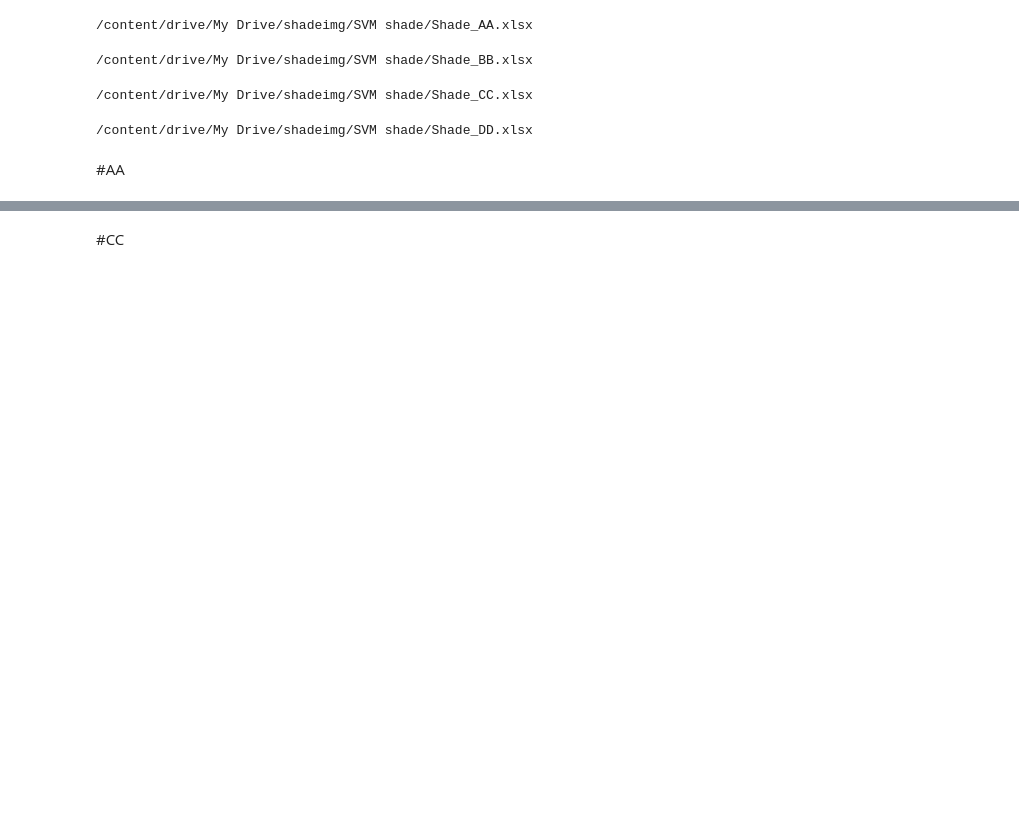
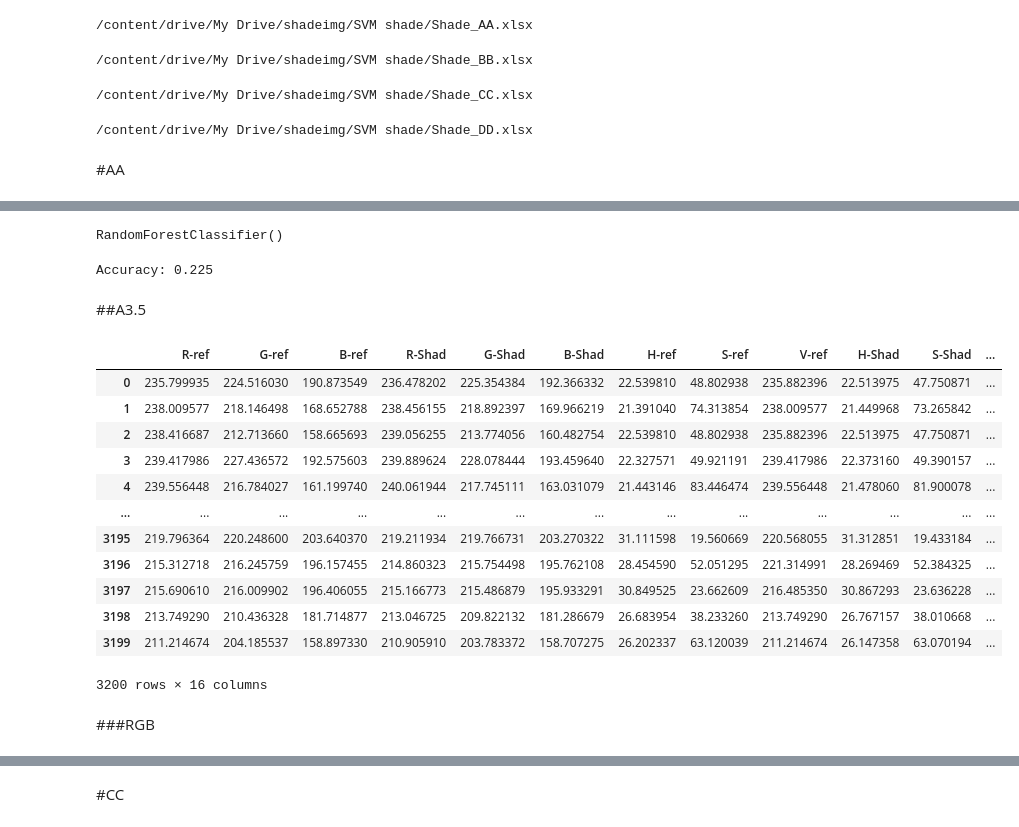
Before and after one commit to Kggzzz/Project_2021_matchingcolor, a Jupyter notebook: RDF.ipynb, the cells around one changed output, grey strips where cells are left out. Saved outputs shown, nothing was run; the diff lists cells and outputs as text; code cells hidden in the pictures; blank space fills up the shorter version.

```diff
--- a/RDF.ipynb
+++ b/RDF.ipynb
@@ -56,0 +238,4 @@ from sklearn.ensemble import RandomForestClassifier
+# %%
+clf.fit(X_train_A3_HSV, y_train_A3_HSV)
+# %% [output]
+RandomForestClassifier()
@@ -56,0 +244,25 @@ from sklearn.ensemble import RandomForestClassifier
+# %%
+print("Accuracy:", metrics.accuracy_score(y_test_A3_HSV, y_pred_A3_HSV))
+# %% [output]
+Accuracy: 0.225
+# %% [markdown]
+##A3.5
+# %%
+table_A3_5= pd.read_excel(AA, sheet_name='A3_5')
+table_A3_5
+# %% [output]
+|  | R-ref | G-ref | B-ref | R-Shad | G-Shad | B-Shad | H-ref | S-ref | V-ref | H-Shad | S-Shad | ... |
+| 0 | 235.799935 | 224.516030 | 190.873549 | 236.478202 | 225.354384 | 192.366332 | 22.539810 | 48.802938 | 235.882396 | 22.513975 | 47.750871 | ... |
+| 1 | 238.009577 | 218.146498 | 168.652788 | 238.456155 | 218.892397 | 169.966219 | 21.391040 | 74.313854 | 238.009577 | 21.449968 | 73.265842 | ... |
+| 2 | 238.416687 | 212.713660 | 158.665693 | 239.056255 | 213.774056 | 160.482754 | 22.539810 | 48.802938 | 235.882396 | 22.513975 | 47.750871 | ... |
+| 3 | 239.417986 | 227.436572 | 192.575603 | 239.889624 | 228.078444 | 193.459640 | 22.327571 | 49.921191 | 239.417986 | 22.373160 | 49.390157 | ... |
+| 4 | 239.556448 | 216.784027 | 161.199740 | 240.061944 | 217.745111 | 163.031079 | 21.443146 | 83.446474 | 239.556448 | 21.478060 | 81.900078 | ... |
+| ... | ... | ... | ... | ... | ... | ... | ... | ... | ... | ... | ... | ... |
+| 3195 | 219.796364 | 220.248600 | 203.640370 | 219.211934 | 219.766731 | 203.270322 | 31.111598 | 19.560669 | 220.568055 | 31.312851 | 19.433184 | ... |
+| 3196 | 215.312718 | 216.245759 | 196.157455 | 214.860323 | 215.754498 | 195.762108 | 28.454590 | 52.051295 | 221.314991 | 28.269469 | 52.384325 | ... |
+| 3197 | 215.690610 | 216.009902 | 196.406055 | 215.166773 | 215.486879 | 195.933291 | 30.849525 | 23.662609 | 216.485350 | 30.867293 | 23.636228 | ... |
+| 3198 | 213.749290 | 210.436328 | 181.714877 | 213.046725 | 209.822132 | 181.286679 | 26.683954 | 38.233260 | 213.749290 | 26.767157 | 38.010668 | ... |
+| 3199 | 211.214674 | 204.185537 | 158.897330 | 210.905910 | 203.783372 | 158.707275 | 26.202337 | 63.120039 | 211.214674 | 26.147358 | 63.070194 | ... |
+3200 rows × 16 columns
+# %% [markdown]
+###RGB
```
Also changed, not shown: parts of 318 cells of this notebook.
